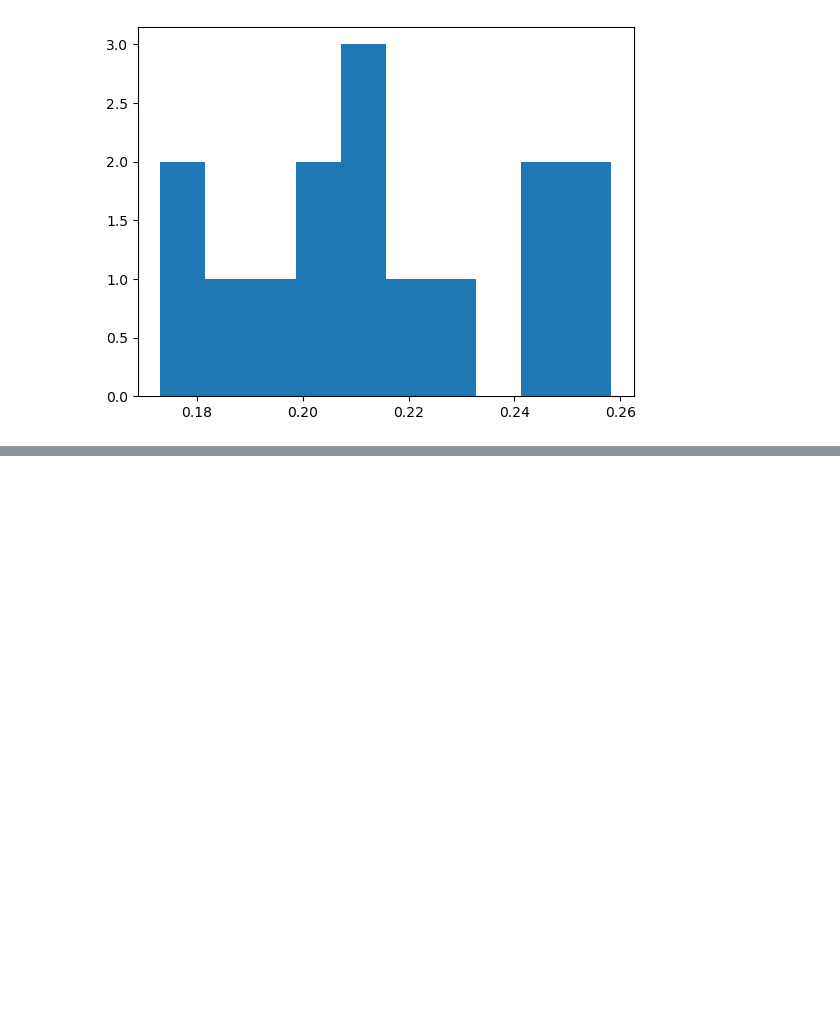
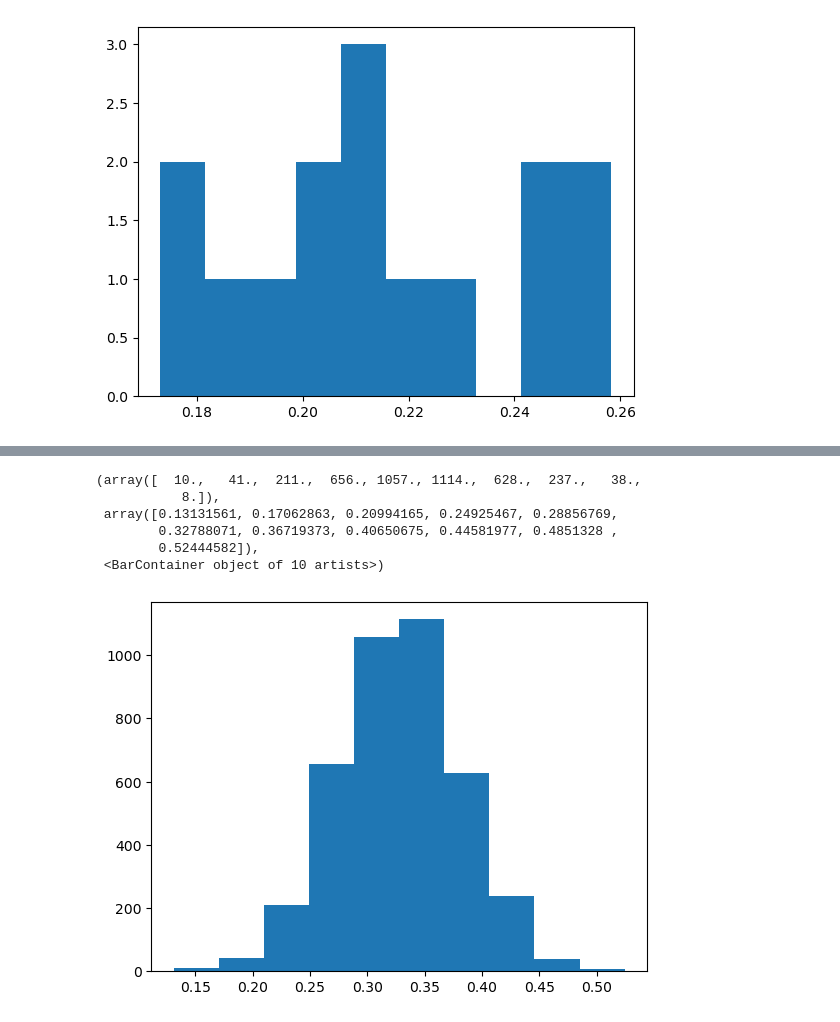
Before and after one commit to verderis/TimeSeries, a Jupyter notebook: loredo_2025.ipynb, the cells around one changed output, grey strips where cells are left out. Saved outputs shown, nothing was run; the diff lists cells and outputs as text; code cells hidden in the pictures; blank space fills up the shorter version.

```diff
--- a/loredo_2025.ipynb
+++ b/loredo_2025.ipynb
@@ -353,0 +527,4 @@ len(reco_)
+# %%
+# Example usage
+loredo_model = LoredoModel(testSeries[:200])
+est = loredo_model.run()
@@ -353,0 +540,10 @@ len(reco_)
+# %%
+plt.hist(est)
+# %% [output]
+(array([  10.,   41.,  211.,  656., 1057., 1114.,  628.,  237.,   38.,
+           8.]),
+ array([0.13131561, 0.17062863, 0.20994165, 0.24925467, 0.28856769,
+        0.32788071, 0.36719373, 0.40650675, 0.44581977, 0.4851328 ,
+        0.52444582]),
+ <BarContainer object of 10 artists>)
+[figure, added]
```
Also changed, not shown: parts of 47 cells of this notebook.
